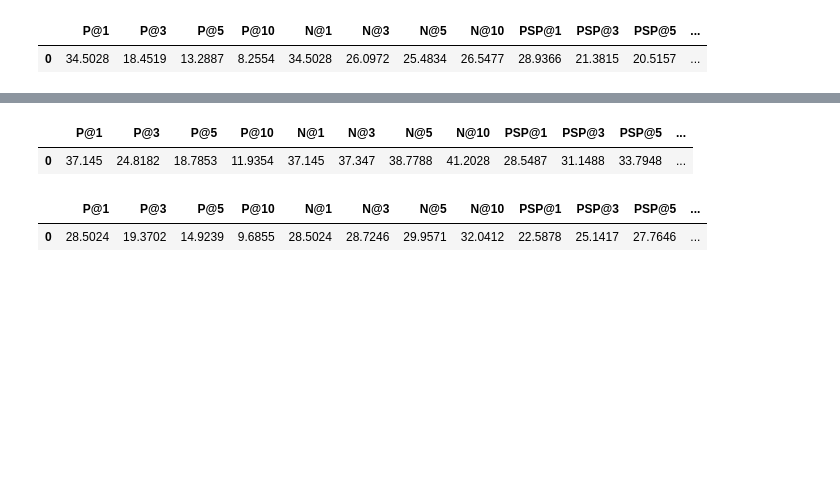
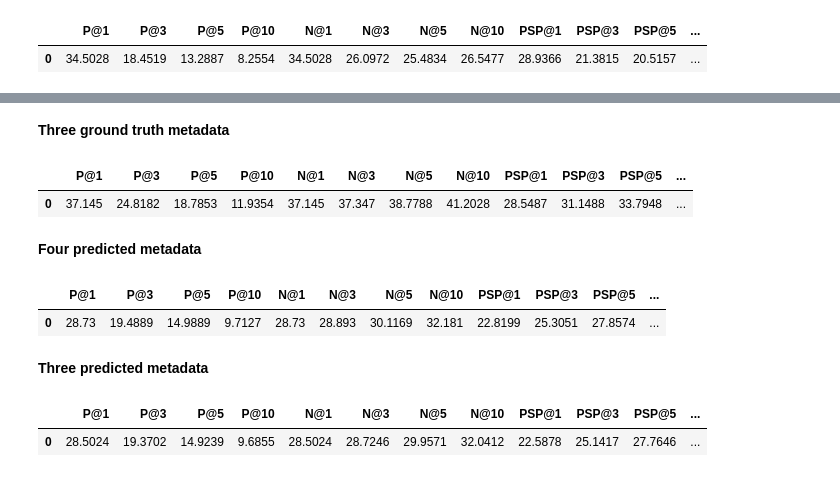
Before and after one commit to suchith720/xc_nlg, a Jupyter notebook: nbs/66-radga-dr-ep-for-wikiseealso.ipynb, the cells around one changed output, grey strips where cells are left out. Saved outputs shown, nothing was run; the diff lists cells and outputs as text; code cells hidden in the pictures; blank space fills up the shorter version.

```diff
--- a/nbs/66-radga-dr-ep-for-wikiseealso.ipynb
+++ b/nbs/66-radga-dr-ep-for-wikiseealso.ipynb
@@ -160,7 +159,7 @@ args = XCLearningArguments(
     use_augmentation_index_representation=True,
 
     data_aug_meta_name='cat',
-    augmentation_num_beams=3,
+    augmentation_num_beams=4,
     data_aug_prefix='aug',
     use_label_metadata=False,
 )
@@ -240,11 +239,22 @@ display_metric(o.metrics)
 o = learn.predict(block.test.dset)
 # %% [output]
 [interactive output not drawn]
+# %% [markdown]
+__Three ground truth metadata__
 # %%
 display_metric(o.metrics)
 # %% [output]
 |  | P@1 | P@3 | P@5 | P@10 | N@1 | N@3 | N@5 | N@10 | PSP@1 | PSP@3 | PSP@5 | ... |
 | 0 | 37.145 | 24.8182 | 18.7853 | 11.9354 | 37.145 | 37.347 | 38.7788 | 41.2028 | 28.5487 | 31.1488 | 33.7948 | ... |
+# %% [markdown]
+__Four predicted metadata__
+# %%
+display_metric(o.metrics)
+# %% [output]
+|  | P@1 | P@3 | P@5 | P@10 | N@1 | N@3 | N@5 | N@10 | PSP@1 | PSP@3 | PSP@5 | ... |
+| 0 | 28.73 | 19.4889 | 14.9889 | 9.7127 | 28.73 | 28.893 | 30.1169 | 32.181 | 22.8199 | 25.3051 | 27.8574 | ... |
+# %% [markdown]
+__Three predicted metadata__
 # %%
 display_metric(o.metrics)
 # %% [output]
```
Also changed, not shown: parts of 23 cells of this notebook, 9 other files.
